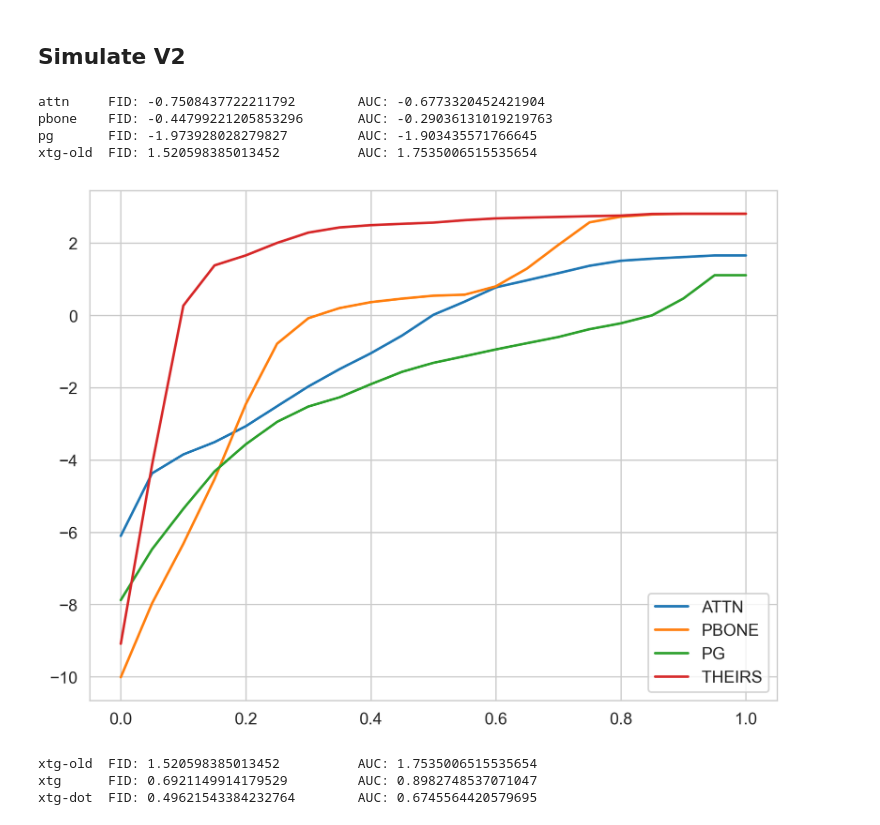
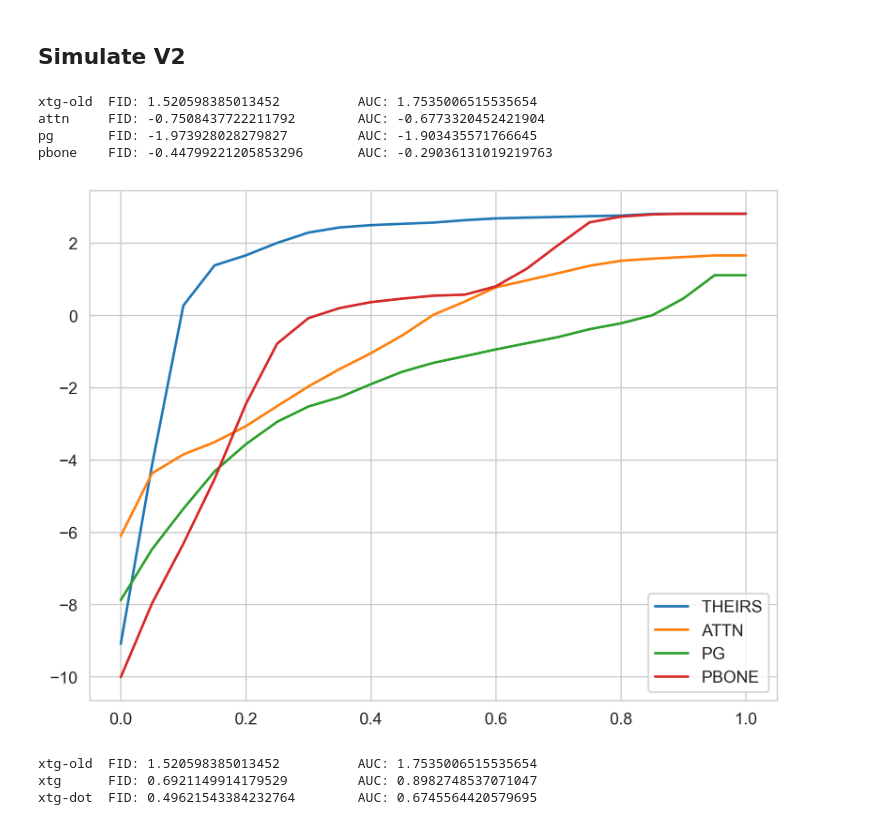
Before and after one commit to m-krastev/fact8-temporal-graph, a Jupyter notebook: notebooks/th20_results_processing.ipynb, the cells around one changed output. Saved outputs shown, nothing was run; the diff lists cells and outputs as text; code cells hidden in the pictures.

Commit message:
changed order of explainers to replicate the colors of present in the paper

```diff
--- a/notebooks/th20_results_processing.ipynb
+++ b/notebooks/th20_results_processing.ipynb
@@ -417,27 +418,27 @@ xtg-dot  FID: 0.3287755798558895         AUC: 0.40095707645603257
 # %%
 tgn_simulate_v2_files = {
     k: results_path / v
     for k, v in zip(
         explainers,
         [
+            "tgn_simulate_v2_subgraphx_tg_3_to_21752_eval_pg_true_pg_positive_th20.csv",
             "tgn_simulate_v2_attn_explainer_tg_3_to_21752_eval_th20.csv",
+            "tgn_simulate_v2_pg_explainer_tg_3_to_21752_eval_th20.csv",
             "tgn_simulate_v2_pbone_explainer_tg_3_to_21752_eval_th20.csv",
-            "tgn_simulate_v2_pg_explainer_tg_3_to_21752_eval_th20.csv",
-            "tgn_simulate_v2_subgraphx_tg_3_to_21752_eval_pg_true_pg_positive_th20.csv",
             "tgn_simulate_v2_subgraphx_tg_3_to_21752_eval_mlp_true_pg_positive_th20.csv",
             "tgn_simulate_v2_subgraphx_tg_3_to_21752_eval_dot_true_pg_positive_th20.csv"
         ],
     )
 }
 
 tgn_simulate_v2_best_fids, tgn_simulate_v2_aufsc = plot_aufsc(
-    "tgn", "simulate_v2", tgn_simulate_v2_files, base_explainers, "_navs")
+    "tgn", "simulate_v2", tgn_simulate_v2_files, base_explainers)
 # %% [output]
+xtg-old  FID: 1.520598385013452          AUC: 1.7535006515535654
 attn     FID: -0.7508437722211792        AUC: -0.6773320452421904
+pg       FID: -1.973928028279827         AUC: -1.903435571766645
 pbone    FID: -0.44799221205853296       AUC: -0.29036131019219763
-pg       FID: -1.973928028279827         AUC: -1.903435571766645
-xtg-old  FID: 1.520598385013452          AUC: 1.7535006515535654
-[figure, old version]
+[figure, new version]
 # %%
 tgn_sim_v2_navs_best_fids, tgn_sim_v2_navs_aufsc = plot_aufsc(
     "tgn", "simulate_v2", tgn_simulate_v2_files, nav_explainers, "_navs")
```
Also changed, not shown: parts of 12 cells of this notebook, 12 other files.
